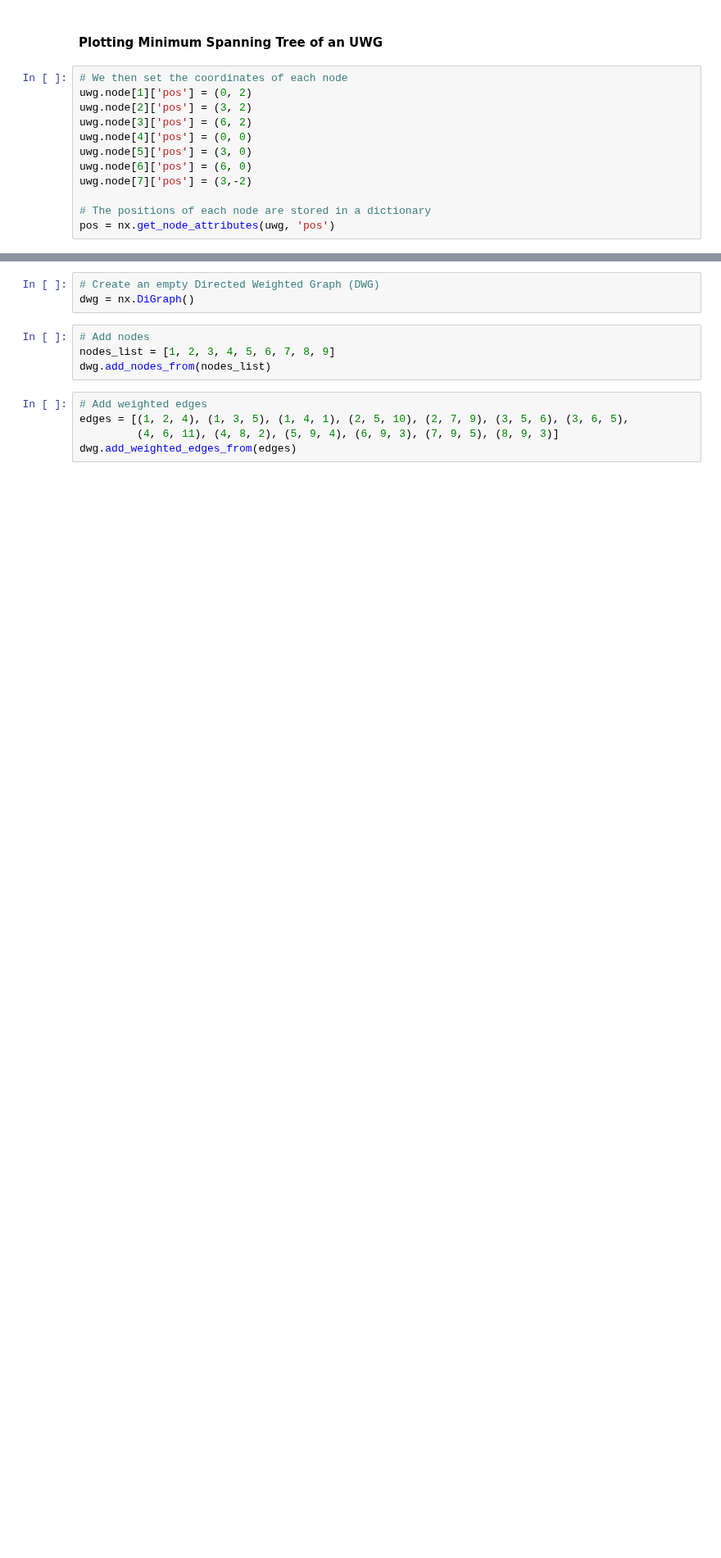
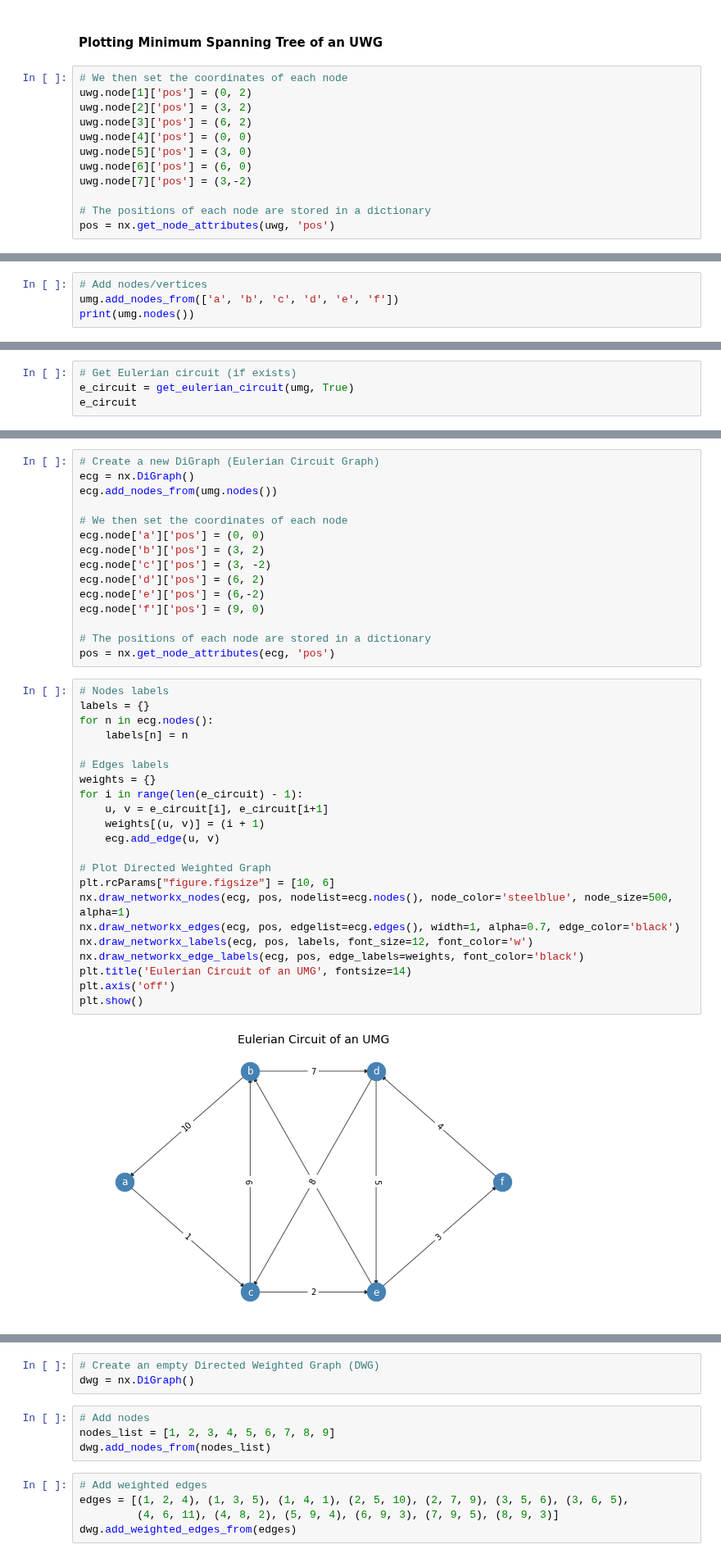
Before and after one commit to ansegura7/Algorithms, a Jupyter notebook: graphs/Graphs.ipynb, the cells around one changed output, grey strips where cells are left out. Shown at 82% size. Saved outputs shown, nothing was run; the diff lists cells and outputs as text; blank space fills up the shorter version.

Commit message:
Update Graphs
Added the Eulerian Circuit section.

```diff
--- a/graphs/Graphs.ipynb
+++ b/graphs/Graphs.ipynb
@@ -282,0 +290,4 @@ plt.show()
+# %%
+# Add nodes/vertices
+umg.add_nodes_from(['a', 'b', 'c', 'd', 'e', 'f'])
+print(umg.nodes())
@@ -282,0 +374,4 @@ plt.show()
+# %%
+# Get Eulerian circuit (if exists)
+e_circuit = get_eulerian_circuit(umg, True)
+e_circuit
@@ -283 +399,40 @@ plt.show()
+# %%
+# Create a new DiGraph (Eulerian Circuit Graph)
+ecg = nx.DiGraph()
+ecg.add_nodes_from(umg.nodes())
+
+# We then set the coordinates of each node
+ecg.node['a']['pos'] = (0, 0)
+ecg.node['b']['pos'] = (3, 2)
+ecg.node['c']['pos'] = (3, -2)
+ecg.node['d']['pos'] = (6, 2)
+ecg.node['e']['pos'] = (6,-2)
+ecg.node['f']['pos'] = (9, 0)
+
+# The positions of each node are stored in a dictionary
+pos = nx.get_node_attributes(ecg, 'pos')
+# %%
+# Nodes labels
+labels = {}
+for n in ecg.nodes():
+    labels[n] = n
+
+# Edges labels
+weights = {}
+for i in range(len(e_circuit) - 1):
+    u, v = e_circuit[i], e_circuit[i+1]
+    weights[(u, v)] = (i + 1)
+    ecg.add_edge(u, v)
+
+# Plot Directed Weighted Graph
+plt.rcParams["figure.figsize"] = [10, 6]
+nx.draw_networkx_nodes(ecg, pos, nodelist=ecg.nodes(), node_color='steelblue', node_size=500, alpha=1)
+nx.draw_networkx_edges(ecg, pos, edgelist=ecg.edges(), width=1, alpha=0.7, edge_color='black')
+nx.draw_networkx_labels(ecg, pos, labels, font_size=12, font_color='w')
+nx.draw_networkx_edge_labels(ecg, pos, edge_labels=weights, font_color='black')
+plt.title('Eulerian Circuit of an UMG', fontsize=14)
+plt.axis('off')
+plt.show()
+# %% [output]
+[figure, added]
 # %% [markdown]
```
Also changed, not shown: parts of 24 cells of this notebook, 2 other files.
